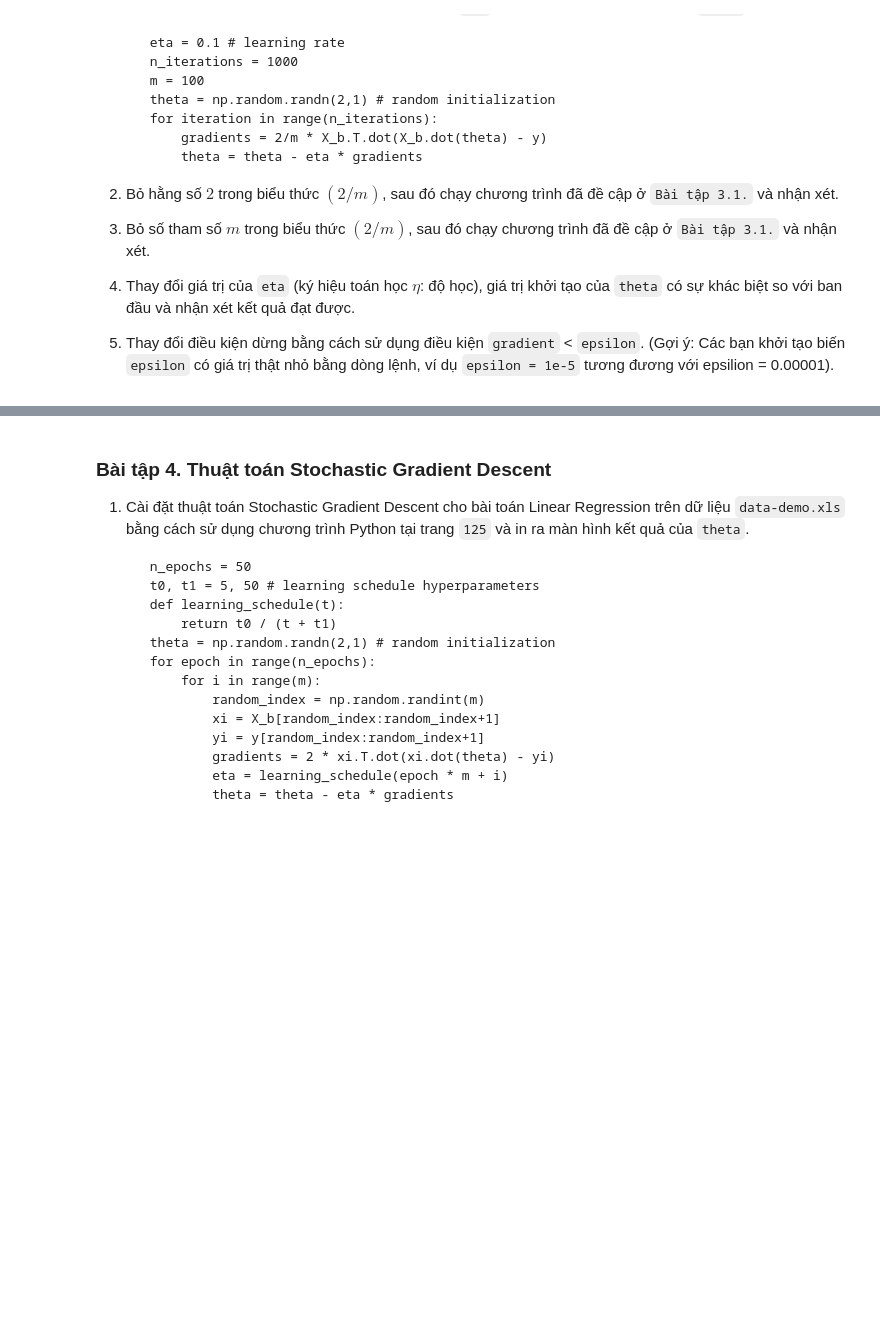
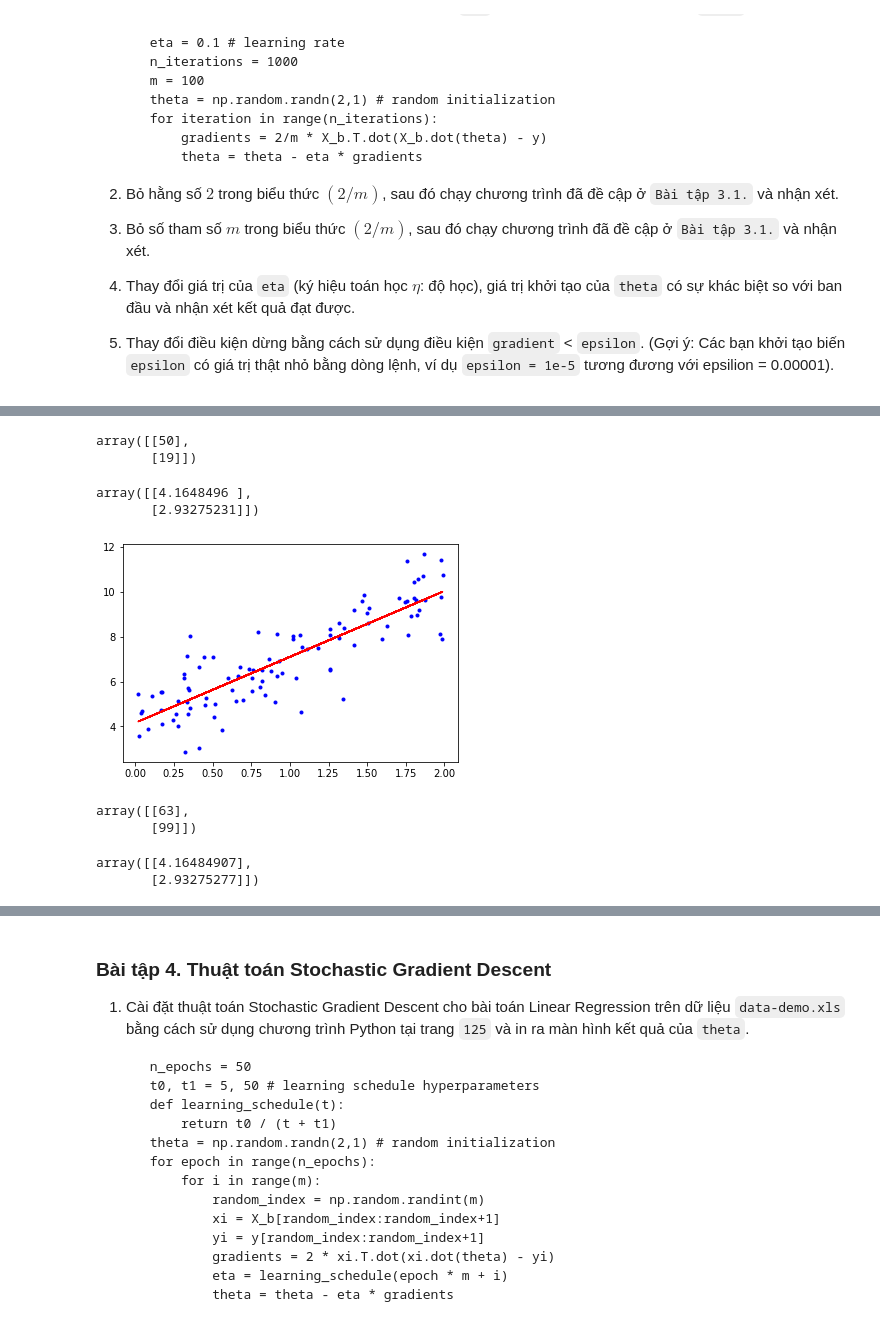
Before and after one commit to VinhDevNguyen/Machine-Learning, a Jupyter notebook: LAB03/BTTH_Tuan4.ipynb, the cells around one changed output, grey strips where cells are left out. Drawn from its saved outputs; the diff is of its cells as text; code cells hidden in the pictures; blank space fills up the shorter version.

```diff
--- a/LAB03/BTTH_Tuan4.ipynb
+++ b/LAB03/BTTH_Tuan4.ipynb
@@ -79,0 +194,29 @@ gradient_descent(0.1, -7.5, x, y)
+# %%
+def bgd(theta, X_b, y):
+    learning_rate = 0.1
+    iteration = 1000
+    m = 100
+    for i in range(iteration):
+        gradients = 2/m * X_b.T.dot(X_b.dot(theta) - y)
+        theta = theta - learning_rate * gradients
+    return theta
+# %%
+theta = np.random.randint(100, size = (2,1))
+theta
+# %% [output]
+array([[50],
+       [19]])
+# %%
+theta_best = bgd(theta, X_b, y)
+theta_best
+# %% [output]
+array([[4.1648496 ],
+       [2.93275231]])
+# %%
+y_predict = X_b.dot(theta_best)
+# %%
+plt.plot(X, y, "b.")
+plt.plot(X, y_predict, "r-")
+plt.show()
+# %% [output]
+[figure, added]
@@ -79,0 +232,12 @@ gradient_descent(0.1, -7.5, x, y)
+# %%
+theta = np.random.randint(100, size = (2,1))
+theta
+# %% [output]
+array([[63],
+       [99]])
+# %%
+theta_best = bgd1(theta, X_b, y)
+theta_best
+# %% [output]
+array([[4.16484907],
+       [2.93275277]])
```
Also changed, not shown: parts of 46 cells of this notebook.
